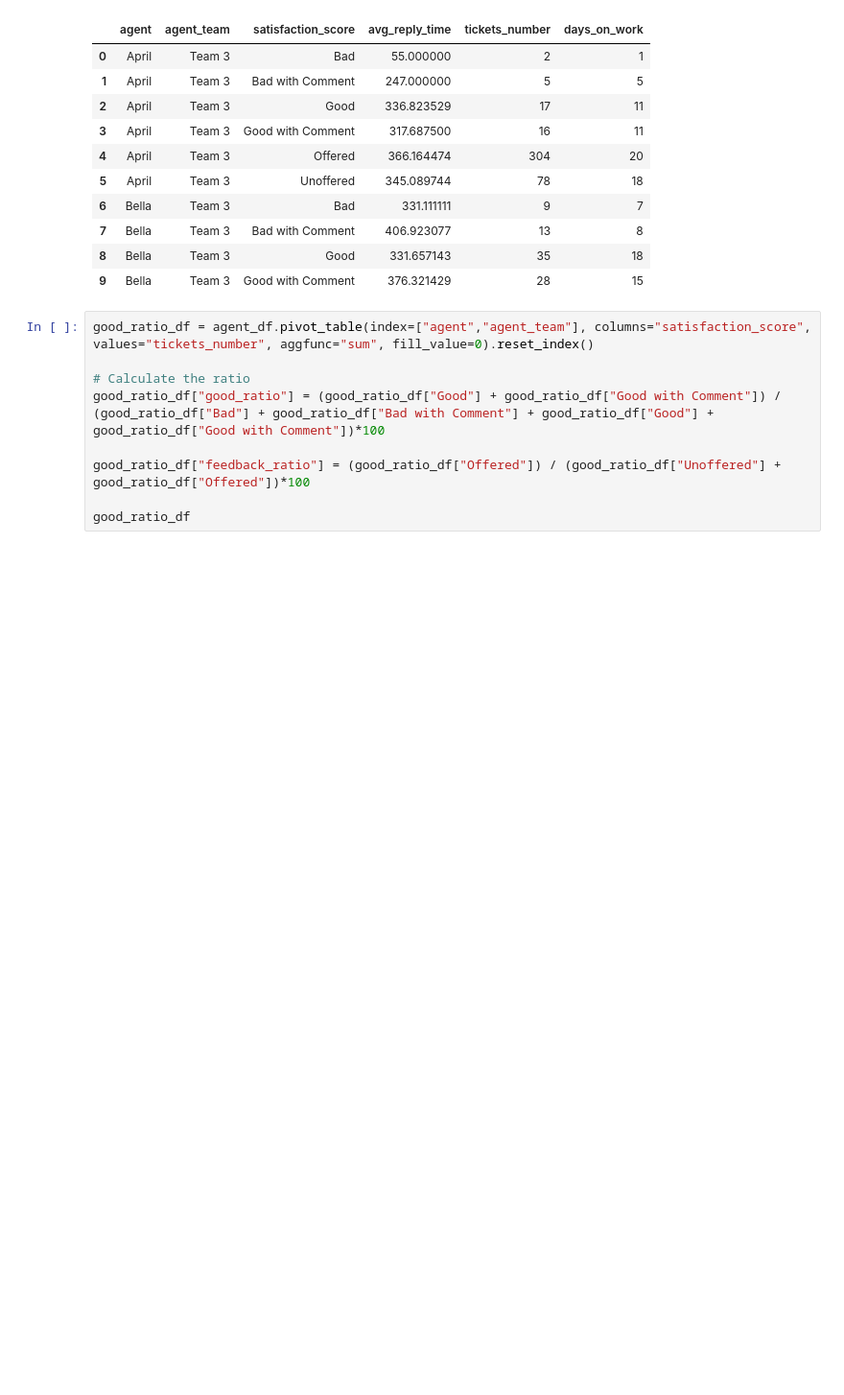
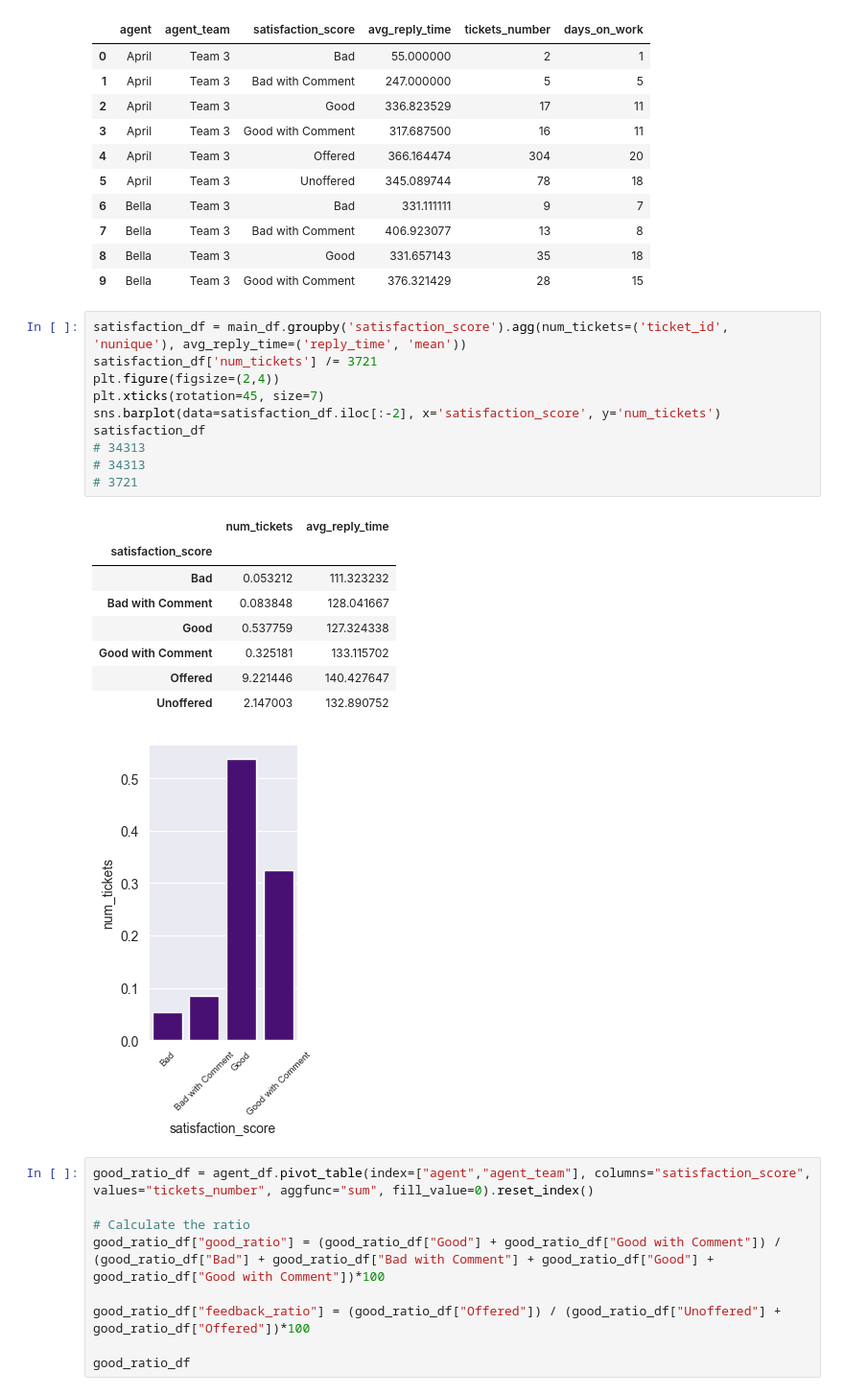
Before and after one commit to KozhanIliia/ObrioTestTask, a Jupyter notebook: Task 2.ipynb, the cells around one changed output. Shown at 96% size. Drawn from its saved outputs; the diff is of its cells as text; blank space fills up the shorter version.

```diff
--- a/Task 2.ipynb
+++ b/Task 2.ipynb
@@ -482,6 +482,26 @@ agent_df.head(10)
 | 7 | Bella | Team 3 | Bad with Comment | 406.923077 | 13 | 8 |
 | 8 | Bella | Team 3 | Good | 331.657143 | 35 | 18 |
 | 9 | Bella | Team 3 | Good with Comment | 376.321429 | 28 | 15 |
+# %%
+satisfaction_df = main_df.groupby('satisfaction_score').agg(num_tickets=('ticket_id', 'nunique'), avg_reply_time=('reply_time', 'mean'))
+satisfaction_df['num_tickets'] /= 3721
+plt.figure(figsize=(2,4))
+plt.xticks(rotation=45, size=7)
+sns.barplot(data=satisfaction_df.iloc[:-2], x='satisfaction_score', y='num_tickets')
+satisfaction_df
+# 34313
+# 34313
+# 3721
+# %% [output]
+|  | num_tickets | avg_reply_time |
+| satisfaction_score |  |  |
+| Bad | 0.053212 | 111.323232 |
+| Bad with Comment | 0.083848 | 128.041667 |
+| Good | 0.537759 | 127.324338 |
+| Good with Comment | 0.325181 | 133.115702 |
+| Offered | 9.221446 | 140.427647 |
+| Unoffered | 2.147003 | 132.890752 |
+[figure, added]
 # %%
 good_ratio_df = agent_df.pivot_table(index=["agent","agent_team"], columns="satisfaction_score", values="tickets_number", aggfunc="sum", fill_value=0).reset_index()
 
```
